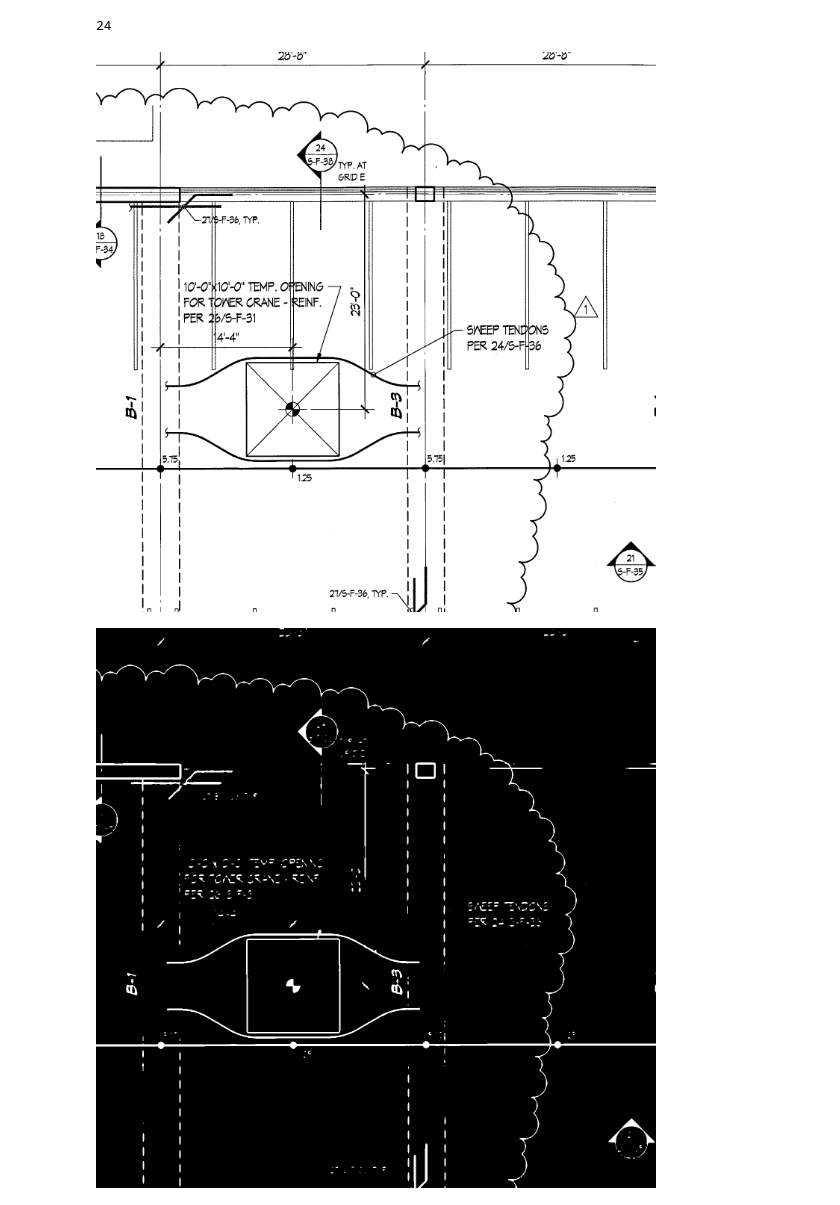
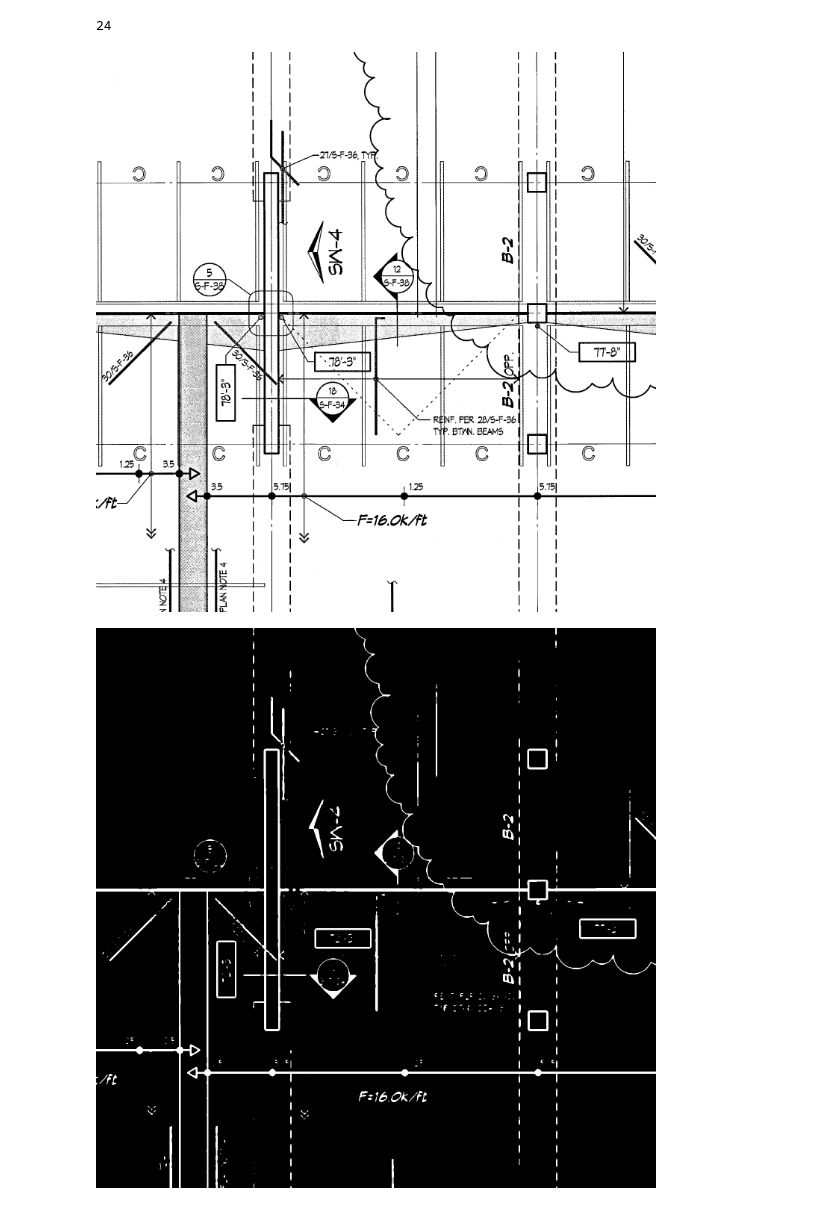
Before and after one commit to mostafa-netizen/Sadidul-Islam-Analysis, a Jupyter notebook: analysis/post_tension_tendons_horizontal.ipynb, the cells around one changed output. Cells and saved outputs as stored; diff of their text form; code cells hidden in the pictures.

```diff
--- a/analysis/post_tension_tendons_horizontal.ipynb
+++ b/analysis/post_tension_tendons_horizontal.ipynb
@@ -1,19 +1,20 @@
 # %%
 from ocr.line_detector import tile_image
 import numpy as np
 from PIL import Image
 import cv2
 
 img = cv2.imread("/home/sadid/PycharmProjects/sgs-drawing-analysis/data/miliennium_garage/original4.png")
 height, width = img.shape[:2]
 tiles = tile_image(img)
 # tile = img[1000:2000, 2500:4000].copy()
-tile = tiles[10][0].copy()
+tile = tiles[14][0].copy()
 print(len(tiles))
+
 Image.fromarray(tile)
 # %% [output]
 24
-[figure, old version]
+[figure, new version]
 # %%
 gray = cv2.cvtColor(tile, cv2.COLOR_BGR2GRAY)
 ret, thresh = cv2.threshold(gray, 80, 255, cv2.THRESH_BINARY_INV)
@@ -30,7 +31,7 @@ erode = cv2.erode(thresh, kernel)
 
 Image.fromarray(erode)
 # %% [output]
-[figure, old version]
+[figure, new version]
 # %%
 kernel = cv2.getStructuringElement(
     cv2.MORPH_RECT,
```
Also changed, not shown: parts of 3 cells of this notebook, 4 other files.
